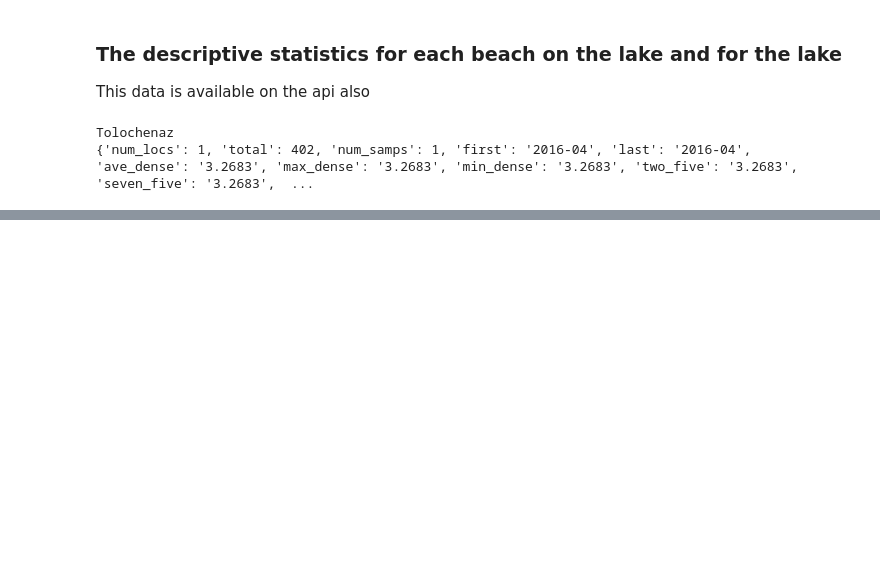
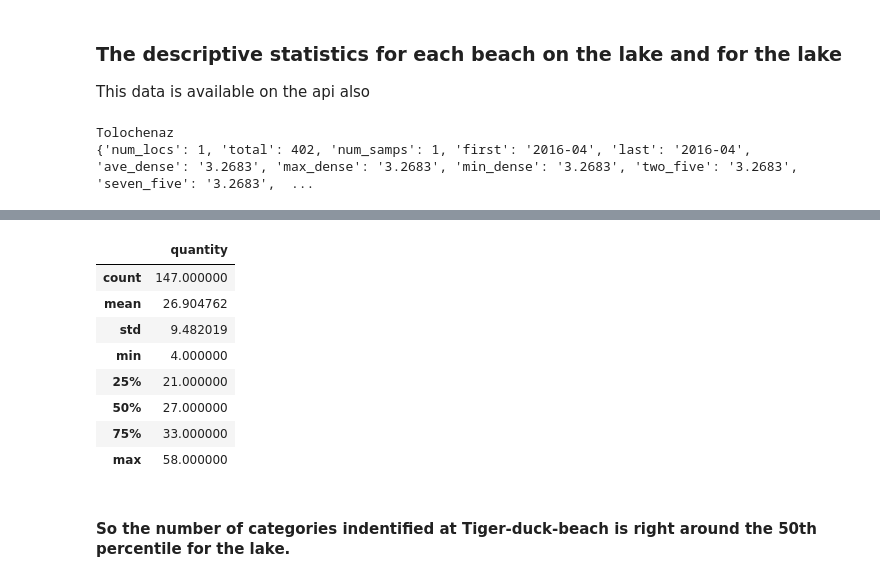
Before and after one commit to hammerdirt/solidWaste2018, a Jupyter notebook: SWE-2018-Descriptive-statistics.ipynb, the cells around one changed output, grey strips where cells are left out. Saved outputs shown, nothing was run; the diff lists cells and outputs as text; code cells hidden in the pictures; blank space fills up the shorter version.

```diff
--- a/SWE-2018-Descriptive-statistics.ipynb
+++ b/SWE-2018-Descriptive-statistics.ipynb
@@ -123,0 +149,15 @@ Tolochenaz
+# %%
+#  see how the number of categories compares:
+codeCounts.describe()
+# %% [output]
+|  | quantity |
+| count | 147.000000 |
+| mean | 26.904762 |
+| std | 9.482019 |
+| min | 4.000000 |
+| 25% | 21.000000 |
+| 50% | 27.000000 |
+| 75% | 33.000000 |
+| max | 58.000000 |
+# %% [markdown]
+#### So the number of categories indentified at Tiger-duck-beach is right around the 50th percentile for the lake.
```
Also changed, not shown: parts of 18 cells of this notebook.
